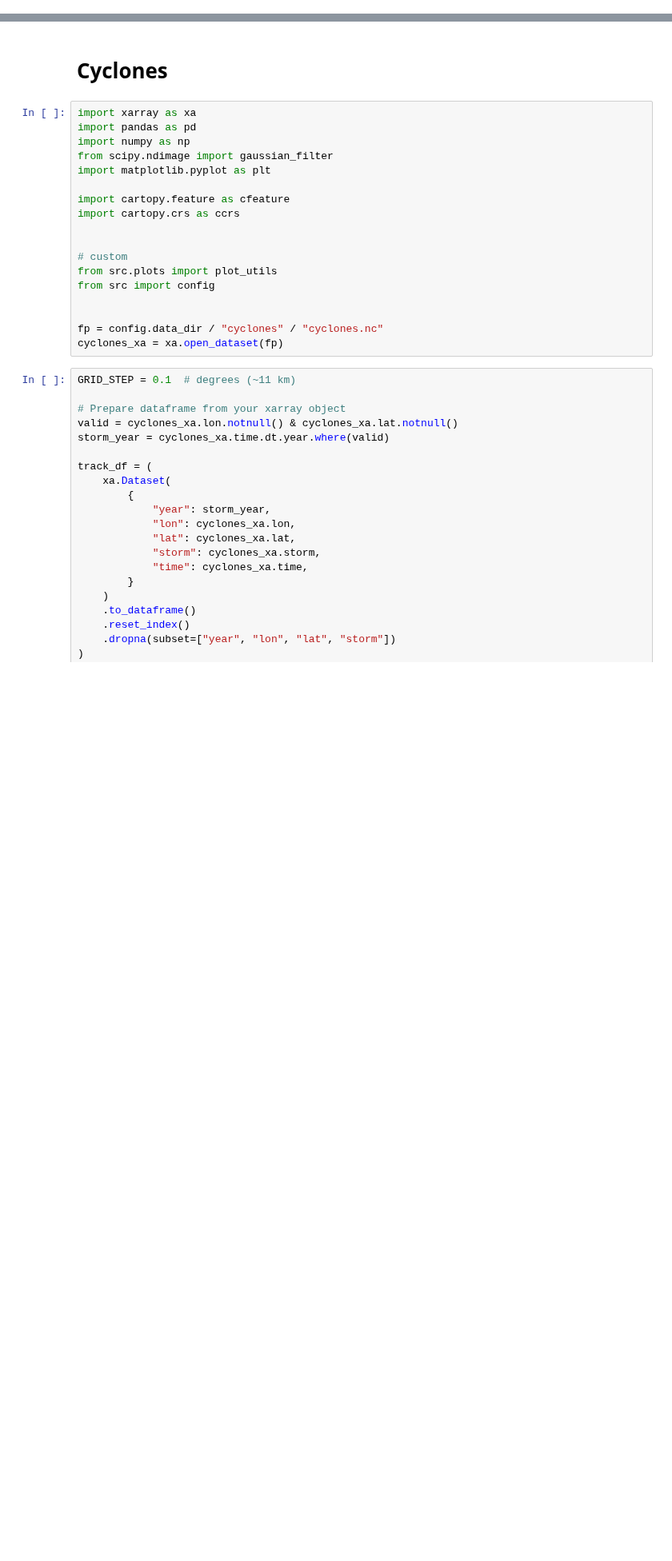
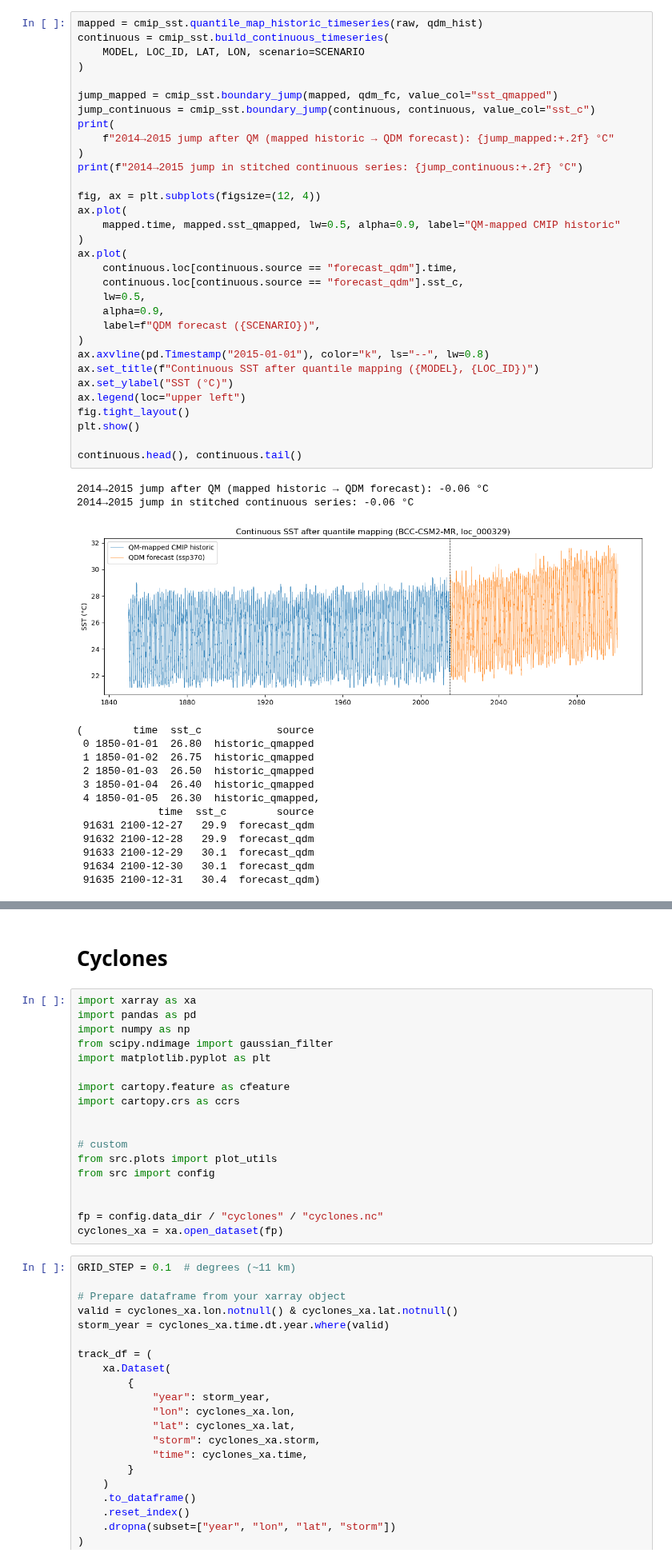
Before and after one commit to orlando-code/coral-cover-economics, a Jupyter notebook: notebooks/env_data.ipynb, the cells around one changed output, grey strips where cells are left out. Shown at 80% size. Cells and saved outputs as stored; diff of their text form; blank space fills up the shorter version.

```diff
--- a/notebooks/env_data.ipynb
+++ b/notebooks/env_data.ipynb
@@ -0,0 +128,48 @@
+# %%
+mapped = cmip_sst.quantile_map_historic_timeseries(raw, qdm_hist)
+continuous = cmip_sst.build_continuous_timeseries(
+    MODEL, LOC_ID, LAT, LON, scenario=SCENARIO
+)
+
+jump_mapped = cmip_sst.boundary_jump(mapped, qdm_fc, value_col="sst_qmapped")
+jump_continuous = cmip_sst.boundary_jump(continuous, continuous, value_col="sst_c")
+print(
+    f"2014→2015 jump after QM (mapped historic → QDM forecast): {jump_mapped:+.2f} °C"
+)
+print(f"2014→2015 jump in stitched continuous series: {jump_continuous:+.2f} °C")
+
+fig, ax = plt.subplots(figsize=(12, 4))
+ax.plot(
+    mapped.time, mapped.sst_qmapped, lw=0.5, alpha=0.9, label="QM-mapped CMIP historic"
+)
+ax.plot(
+    continuous.loc[continuous.source == "forecast_qdm"].time,
+    continuous.loc[continuous.source == "forecast_qdm"].sst_c,
+    lw=0.5,
+    alpha=0.9,
+    label=f"QDM forecast ({SCENARIO})",
+)
+ax.axvline(pd.Timestamp("2015-01-01"), color="k", ls="--", lw=0.8)
+ax.set_title(f"Continuous SST after quantile mapping ({MODEL}, {LOC_ID})")
+ax.set_ylabel("SST (°C)")
+ax.legend(loc="upper left")
+fig.tight_layout()
+plt.show()
+
+continuous.head(), continuous.tail()
+# %% [output]
+2014→2015 jump after QM (mapped historic → QDM forecast): -0.06 °C
+2014→2015 jump in stitched continuous series: -0.06 °C
+[figure, added]
+(        time  sst_c            source
+ 0 1850-01-01  26.80  historic_qmapped
+ 1 1850-01-02  26.75  historic_qmapped
+ 2 1850-01-03  26.50  historic_qmapped
+ 3 1850-01-04  26.40  historic_qmapped
+ 4 1850-01-05  26.30  historic_qmapped,
+             time  sst_c        source
+ 91631 2100-12-27   29.9  forecast_qdm
+ 91632 2100-12-28   29.9  forecast_qdm
+ 91633 2100-12-29   30.1  forecast_qdm
+ 91634 2100-12-30   30.1  forecast_qdm
+ 91635 2100-12-31   30.4  forecast_qdm)
```
Also changed, not shown: parts of 11 cells of this notebook.
